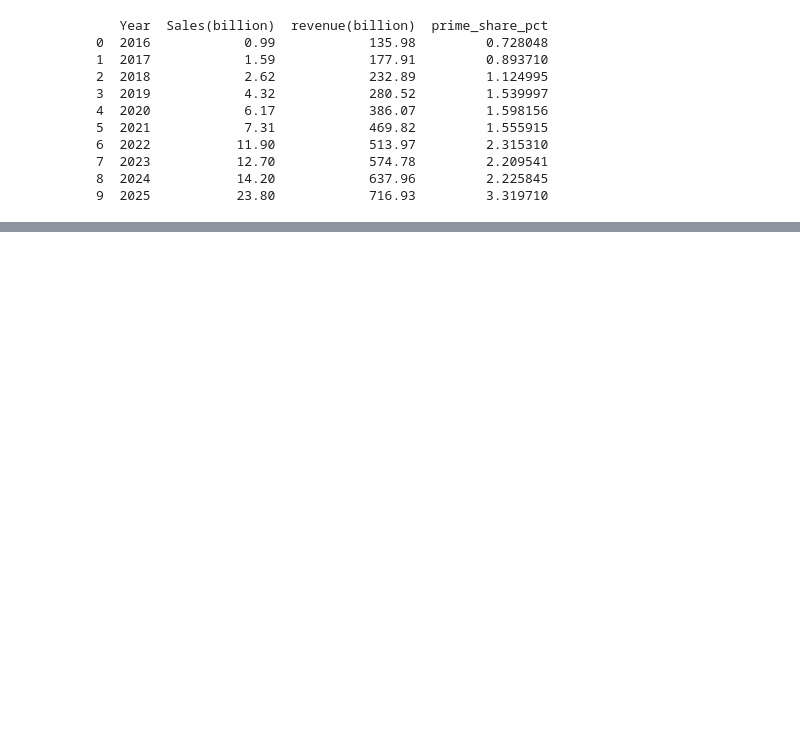
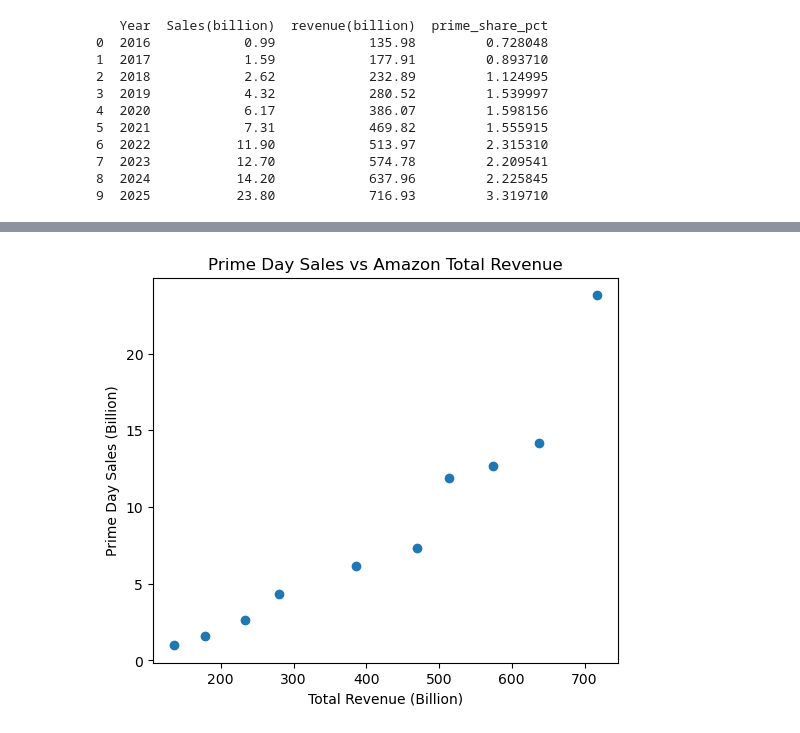
Before and after one commit to yunchen999/Amazon-prime-day, a Jupyter notebook: amazon.ipynb, the cells around one changed output, grey strips where cells are left out. Cells and saved outputs as stored; diff of their text form; code cells hidden in the pictures; blank space fills up the shorter version.

```diff
--- a/amazon.ipynb
+++ b/amazon.ipynb
@@ -104,0 +129,12 @@ print(df_merge[["Year", "Sales(billion)", "revenue(billion)", "prime_share_pct"]
+# %%
+plt.figure(figsize=(6,5))
+
+plt.scatter(df_merge["revenue(billion)"], df_merge["Sales(billion)"])
+
+plt.xlabel("Total Revenue (Billion)")
+plt.ylabel("Prime Day Sales (Billion)")
+plt.title("Prime Day Sales vs Amazon Total Revenue")
+
+plt.show()
+# %% [output]
+[figure, added]
```
Also changed, not shown: parts of 4 cells of this notebook.
